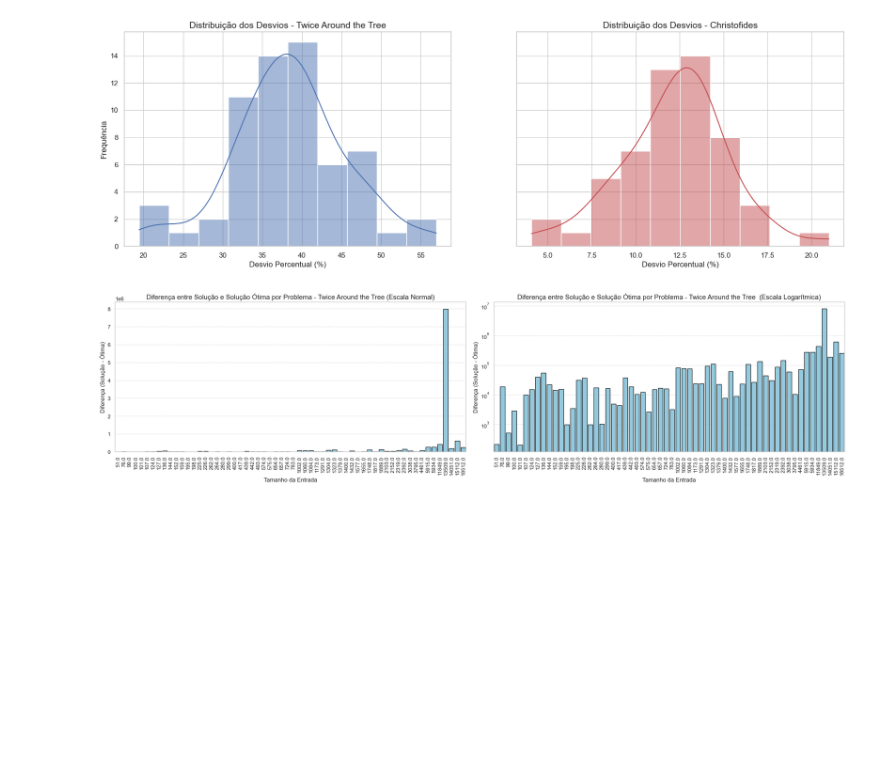
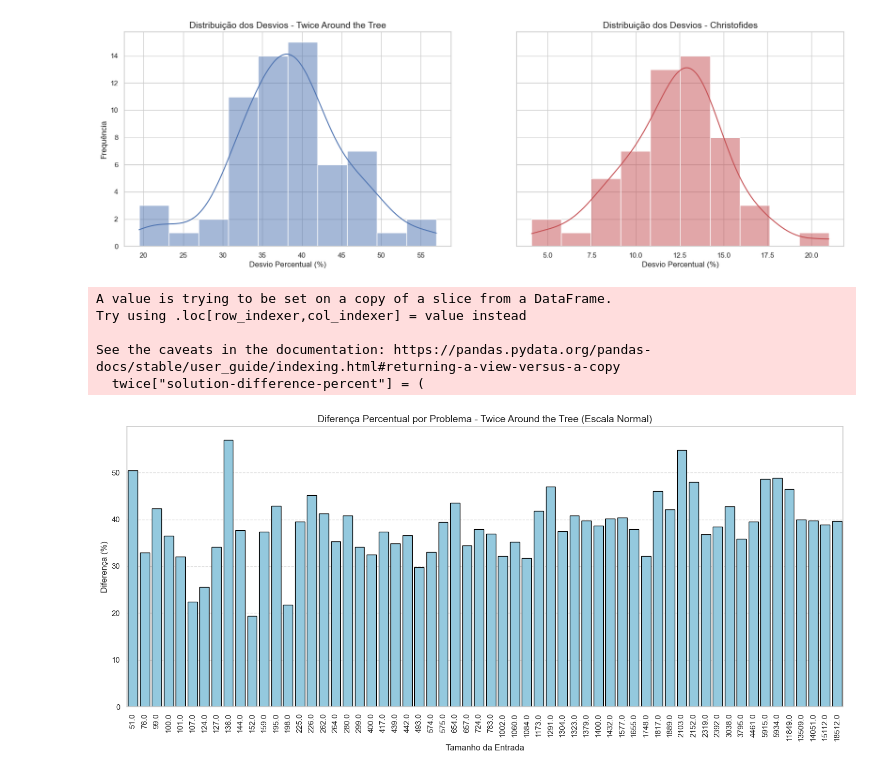
Before and after one commit to erikneves04/NPHard-Solutions, a Jupyter notebook: Analisys.ipynb, the cells around one changed output. Saved outputs shown, nothing was run; the diff lists cells and outputs as text; code cells hidden in the pictures; blank space fills up the shorter version.

```diff
--- a/Analisys.ipynb
+++ b/Analisys.ipynb
@@ -190,36 +190,38 @@ plt.show()
 # %% [output]
 [figure]
 # %%
-# Gráfico 5: diferenças entre soluções produzidas pelos algoritmos e as soluções ótimas respectivas
-twice.loc[:, "solution-difference"] = abs(twice["solution"] - twice["optimal-solution"])
+# Adicionando uma coluna com a diferença percentual
+twice["solution-difference-percent"] = (
+    abs(twice["solution"] - twice["optimal-solution"]) / twice["optimal-solution"] * 100
+)
 
+# Ordenando os dados
 twice_sorted = twice.sort_values(by="problem-size")
 
-fig, axes = plt.subplots(1, 2, figsize=(22, 6))
+# Criando o gráfico
+plt.figure(figsize=(15, 7))
+sns.barplot(
+    data=twice_sorted,
+    x="problem-size",
+    y="solution-difference-percent",
+    color="skyblue",
+    edgecolor="black",
+    errorbar=None
+)
+plt.title("Diferença Percentual por Problema - Twice Around the Tree (Escala Normal)", fontsize=14)
+plt.xlabel("Tamanho da Entrada", fontsize=12)
+plt.ylabel("Diferença (%)", fontsize=12)
+plt.xticks(rotation=90)
+plt.grid(axis="y", linestyle="--", alpha=0.6)
 
-sns.barplot(data=twice_sorted, x="problem-size", y="solution-difference", color="skyblue", edgecolor="black", errorbar=None, ax=axes[0])
-axes[0].set_title("Diferença entre Solução e Solução Ótima por Problema - Twice Around the Tree (Escala Normal)", fontsize=14)
-axes[0].set_xlabel("Tamanho da Entrada", fontsize=12)
-axes[0].set_ylabel("Diferença (Solução - Ótima)", fontsize=12)
-axes[0].tick_params(axis='x', rotation=90)
-axes[0].grid(axis="y", linestyle="--", alpha=0.6)
-
-sns.barplot(data=twice_sorted, x="problem-size", y="solution-difference", color="skyblue", edgecolor="black", errorbar=None, ax=axes[1])
-axes[1].set_title("Diferença entre Solução e Solução Ótima por Problema - Twice Around the Tree  (Escala Logarítmica)", fontsize=14)
-axes[1].set_xlabel("Tamanho da Entrada", fontsize=12)
-axes[1].set_ylabel("Diferença (Solução - Ótima)", fontsize=12)
-axes[1].tick_params(axis='x', rotation=90)
-axes[1].grid(axis="y", linestyle="--", alpha=0.6)
-
-axes[1].set_yscale('log')
-
-# Ajustar o layout para evitar sobreposição
+# Ajustar layout e exibir o gráfico
 plt.tight_layout()
-
-# Mostrar os gráficos
 plt.show()
-
-plt.show()
 # %% [output]
+A value is trying to be set on a copy of a slice from a DataFrame.
+Try using .loc[row_indexer,col_indexer] = value instead
+
+See the caveats in the documentation: https://pandas.pydata.org/pandas-docs/stable/user_guide/indexing.html#returning-a-view-versus-a-copy
+  twice["solution-difference-percent"] = (
-[figure, old version]
+[figure, new version]
 # %%
```
Also changed, not shown: parts of 1 cell of this notebook.
